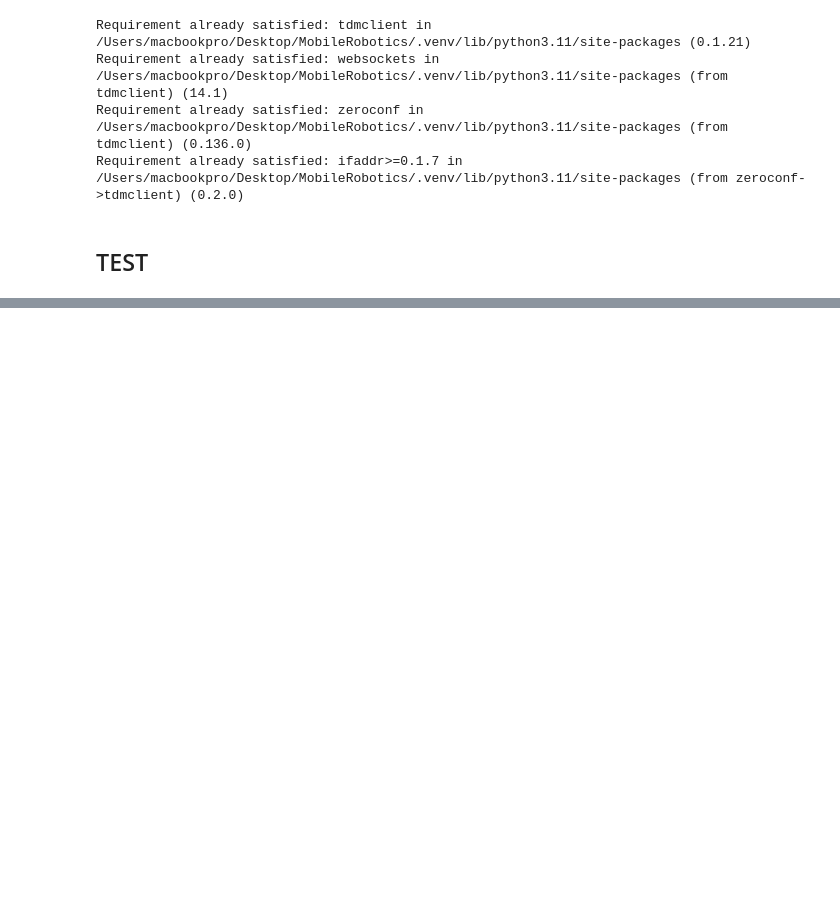
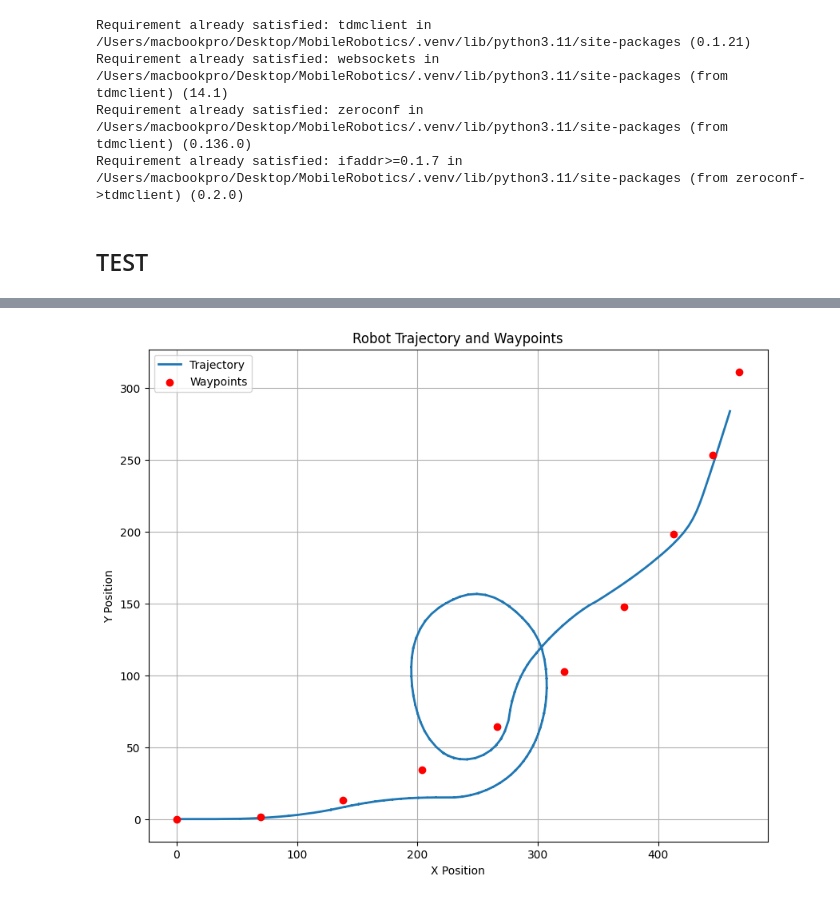
Before and after one commit to ashtondoane/MobileRoboticsProject, a Jupyter notebook: Motion_control_ekf_working.ipynb, the cells around one changed output, grey strips where cells are left out. Cells and saved outputs as stored; diff of their text form; code cells hidden in the pictures; blank space fills up the shorter version.

```diff
--- a/Motion_control_ekf_working.ipynb
+++ b/Motion_control_ekf_working.ipynb
@@ -517,0 +511,11 @@ stop_thymio()
+# %%
+@tdmclient.notebook.sync_var
+def get_proximity_values():
+    global prox_horizontal
+    prox = prox_horizontal
+    prox_front = prox[2]
+    prox_left = prox[0]
+    prox_left_front = prox[1]
+    prox_right_front = prox[3]
+    prox_right = prox[4]
+    return prox_front, prox_left, prox_left_front, prox_right_front, prox_right
@@ -521,0 +707,20 @@ leds_circle=[32,0,0,0,0,0,0,0]
+# %%
+import matplotlib.pyplot as plt
+
+# Extract trajectory and waypoints
+x_traj, y_traj = zip(*trajectory)
+x_waypoints, y_waypoints = zip(*waypoints)
+
+# Plot
+plt.figure(figsize=(10, 8))
+plt.plot(x_traj, y_traj, label="Trajectory", linewidth=2)
+plt.scatter(x_waypoints, y_waypoints, color='red', label="Waypoints", zorder=5)
+plt.title("Robot Trajectory and Waypoints")
+plt.xlabel("X Position")
+plt.ylabel("Y Position")
+plt.legend()
+plt.grid()
+
+plt.show()
+# %% [output]
+[figure, added]
```
Also changed, not shown: parts of 18 cells of this notebook.
